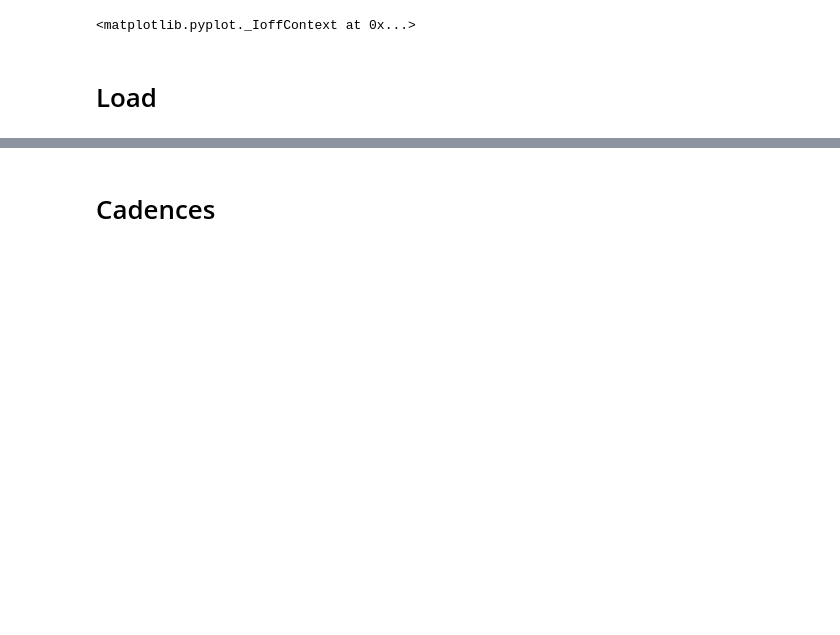
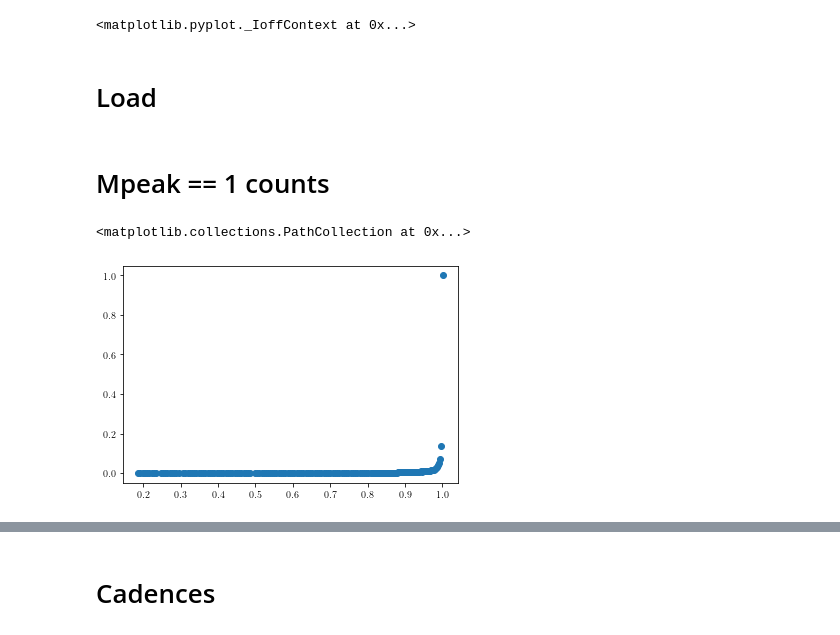
Before and after one commit to ismael-mendoza/nbody-relaxed, a Jupyter notebook: notebooks/current/current.ipynb, the cells around one changed output, grey strips where cells are left out. Saved outputs shown, nothing was run; the diff lists cells and outputs as text; code cells hidden in the pictures; blank space fills up the shorter version.

```diff
--- a/notebooks/current/current.ipynb
+++ b/notebooks/current/current.ipynb
@@ -60,3 +60,11 @@ am = mah_data["am"]
 scales = mah_data["scales"]
 ma = mah_data["ma"]
 cat = mah_data['cat']
+mpeak = mah_data['ma_peak']
+# %% [markdown]
+# Mpeak == 1 counts
+# %%
+plt.scatter(scales, np.sum(ma == 1.0, axis=0) / len(mpeak))
+# %% [output]
+<matplotlib.collections.PathCollection at 0x...>
+[figure, added]
```
Also changed, not shown: parts of 1 cell of this notebook, 31 other files.
